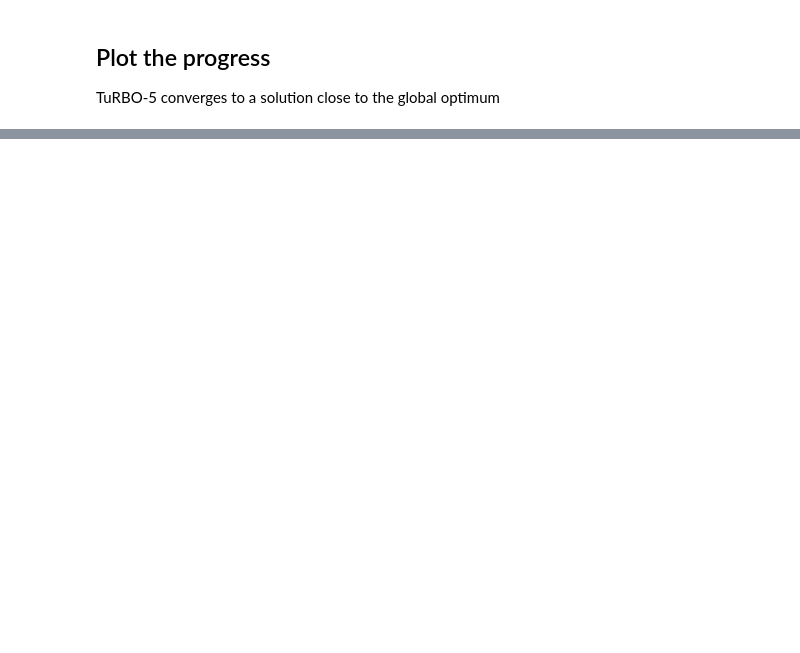
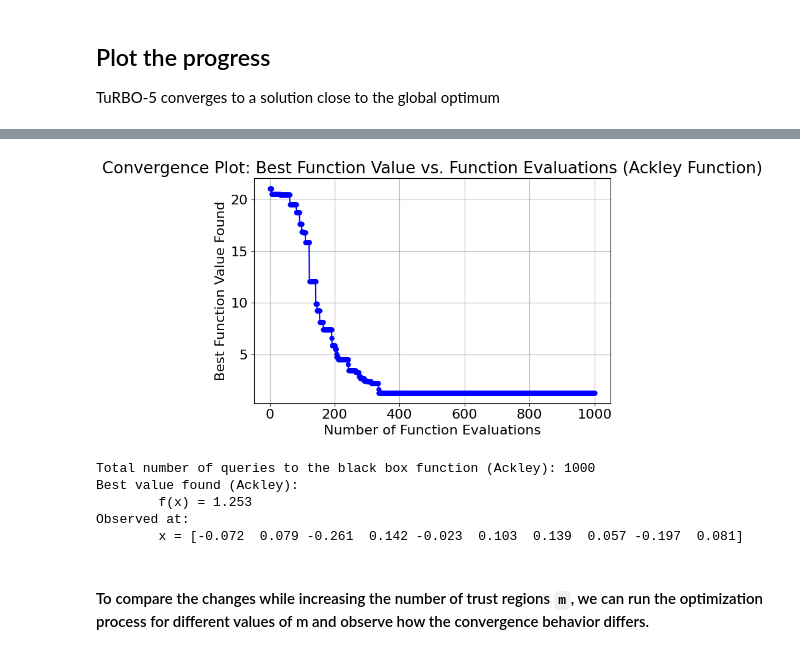
Before and after one commit to SetasAditya/Benchmarking, a Jupyter notebook: TuRBO-master/examples/TurboM.ipynb, the cells around one changed output, grey strips where cells are left out. Saved outputs shown, nothing was run; the diff lists cells and outputs as text; code cells hidden in the pictures; blank space fills up the shorter version.

Commit message:
Updated TuRBO with evals

```diff
--- a/TuRBO-master/examples/TurboM.ipynb
+++ b/TuRBO-master/examples/TurboM.ipynb
@@ -119,0 +164,24 @@ plt.show()
+# %%
+
+f_ackley = Ackley(dim=10)
+# %%
+
+# Now let's optimize using TurboM
+turbo_m_ackley = TurboM(
+    f=f_ackley,  # Handle to objective function
+    lb=f_ackley.lb,  # Numpy array specifying lower bounds
+    ub=f_ackley.ub,  # Numpy array specifying upper bounds
+    n_init=10,  # Number of initial bounds from an Symmetric Latin hypercube design
+    max_evals=1000,  # Maximum number of evaluations
+    n_trust_regions=5,  # Number of trust regions
+    batch_size=10,  # How large batch size TuRBO uses
+    verbose=True,  # Print information from each batch
+    use_ard=True,  # Set to true if you want to use ARD for the GP kernel
+    max_cholesky_size=2000,  # When we switch from Cholesky to Lanczos
+    n_training_steps=50,  # Number of steps of ADAM to learn the hypers
+    min_cuda=1024,  # Run on the CPU for small datasets
+    device="cpu",  # "cpu" or "cuda"
+    dtype="float64",  # float64 or float32
+)
+
+turbo_m_ackley.optimize()
@@ -119,0 +206,35 @@ plt.show()
+# %%
+
+# Extract the best function values and cumulative minimum
+best_values_ackley = np.minimum.accumulate(turbo_m_ackley.fX)
+
+# Plot the best function value found versus the number of function evaluations
+plt.figure(figsize=(7, 5))
+plt.plot(np.arange(1, len(best_values_ackley) + 1), best_values_ackley, marker='o', color='b', linestyle='-', markersize=5)
+plt.xlabel('Number of Function Evaluations')
+plt.ylabel('Best Function Value Found')
+plt.title('Convergence Plot: Best Function Value vs. Function Evaluations (Ackley Function)')
+plt.grid(True)
+plt.tight_layout()
+plt.show()
+# %% [output]
+[figure, added]
+# %%
+
+# After optimization process
+print("Total number of queries to the black box function (Ackley):", f_ackley.query_count)
+
+X_ackley = turbo_m_ackley.X  # Evaluated points
+fX_ackley = turbo_m_ackley.fX  # Observed values
+ind_best_ackley = np.argmin(fX_ackley)
+f_best_ackley, x_best_ackley = fX_ackley[ind_best_ackley], X_ackley[ind_best_ackley, :]
+
+print("Best value found (Ackley):\n\tf(x) = %.3f\nObserved at:\n\tx = %s" % (f_best_ackley, np.around(x_best_ackley, 3)))
+# %% [output]
+Total number of queries to the black box function (Ackley): 1000
+Best value found (Ackley):
+        f(x) = 1.253
+Observed at:
+        x = [-0.072  0.079 -0.261  0.142 -0.023  0.103  0.139  0.057 -0.197  0.081]
+# %% [markdown]
+#### To compare the changes while increasing the number of trust regions `m`, we can run the optimization process for different values of m and observe how the convergence behavior differs.
```
Also changed, not shown: parts of 15 cells of this notebook, 5 other files.
